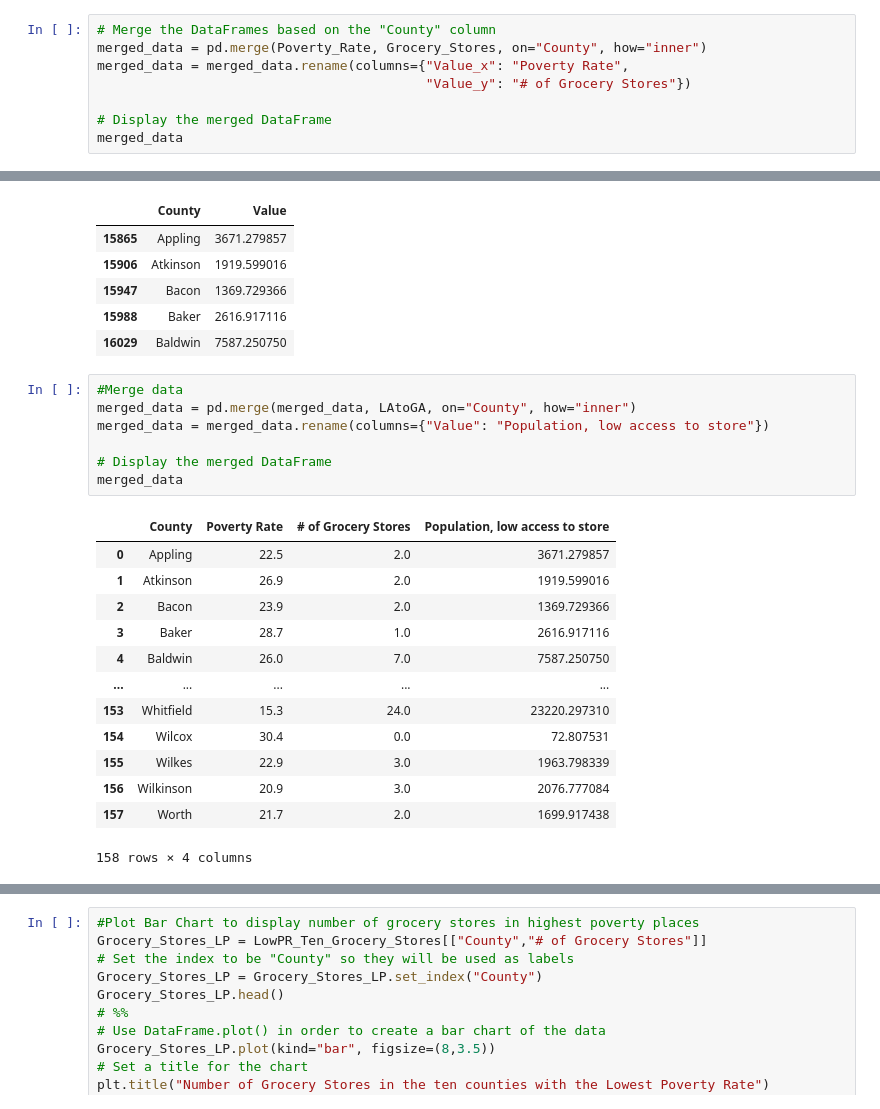
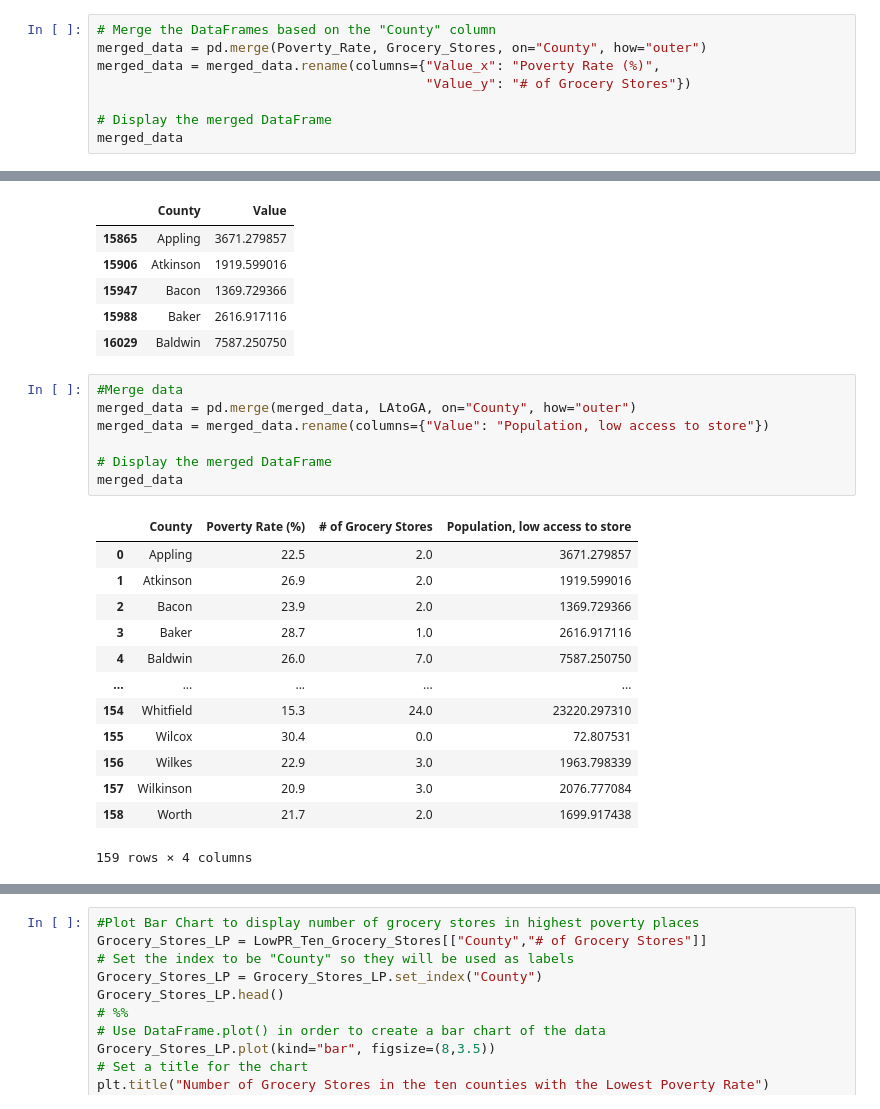
Before and after one commit to anishak520/Project1, a Jupyter notebook: GA-Food_Access-1.ipynb, the cells around one changed output, grey strips where cells are left out. Saved outputs shown, nothing was run; the diff lists cells and outputs as text.

```diff
--- a/GA-Food_Access-1.ipynb
+++ b/GA-Food_Access-1.ipynb
@@ -54,8 +56,8 @@ Grocery_Stores.head()
 | 142186 | Baldwin | 7.0 |
 # %%
 # Merge the DataFrames based on the "County" column
-merged_data = pd.merge(Poverty_Rate, Grocery_Stores, on="County", how="inner")
-merged_data = merged_data.rename(columns={"Value_x": "Poverty Rate",
+merged_data = pd.merge(Poverty_Rate, Grocery_Stores, on="County", how="outer")
+merged_data = merged_data.rename(columns={"Value_x": "Poverty Rate (%)",
                                           "Value_y": "# of Grocery Stores"})
 
 # Display the merged DataFrame
@@ -89,23 +91,23 @@ LAtoGA.head()
 | 16029 | Baldwin | 7587.250750 |
 # %%
 #Merge data
-merged_data = pd.merge(merged_data, LAtoGA, on="County", how="inner")
+merged_data = pd.merge(merged_data, LAtoGA, on="County", how="outer")
 merged_data = merged_data.rename(columns={"Value": "Population, low access to store"})
 
 # Display the merged DataFrame
 merged_data
 # %% [output]
-|  | County | Poverty Rate | # of Grocery Stores | Population, low access to store |
+|  | County | Poverty Rate (%) | # of Grocery Stores | Population, low access to store |
 | 0 | Appling | 22.5 | 2.0 | 3671.279857 |
 | 1 | Atkinson | 26.9 | 2.0 | 1919.599016 |
 | 2 | Bacon | 23.9 | 2.0 | 1369.729366 |
 | 3 | Baker | 28.7 | 1.0 | 2616.917116 |
 | 4 | Baldwin | 26.0 | 7.0 | 7587.250750 |
 | ... | ... | ... | ... | ... |
-| 153 | Whitfield | 15.3 | 24.0 | 23220.297310 |
-| 154 | Wilcox | 30.4 | 0.0 | 72.807531 |
-| 155 | Wilkes | 22.9 | 3.0 | 1963.798339 |
-| 156 | Wilkinson | 20.9 | 3.0 | 2076.777084 |
-| 157 | Worth | 21.7 | 2.0 | 1699.917438 |
+| 154 | Whitfield | 15.3 | 24.0 | 23220.297310 |
+| 155 | Wilcox | 30.4 | 0.0 | 72.807531 |
+| 156 | Wilkes | 22.9 | 3.0 | 1963.798339 |
+| 157 | Wilkinson | 20.9 | 3.0 | 2076.777084 |
+| 158 | Worth | 21.7 | 2.0 | 1699.917438 |
-158 rows × 4 columns
+159 rows × 4 columns
 # %%
```
Also changed, not shown: parts of 9 cells of this notebook.
